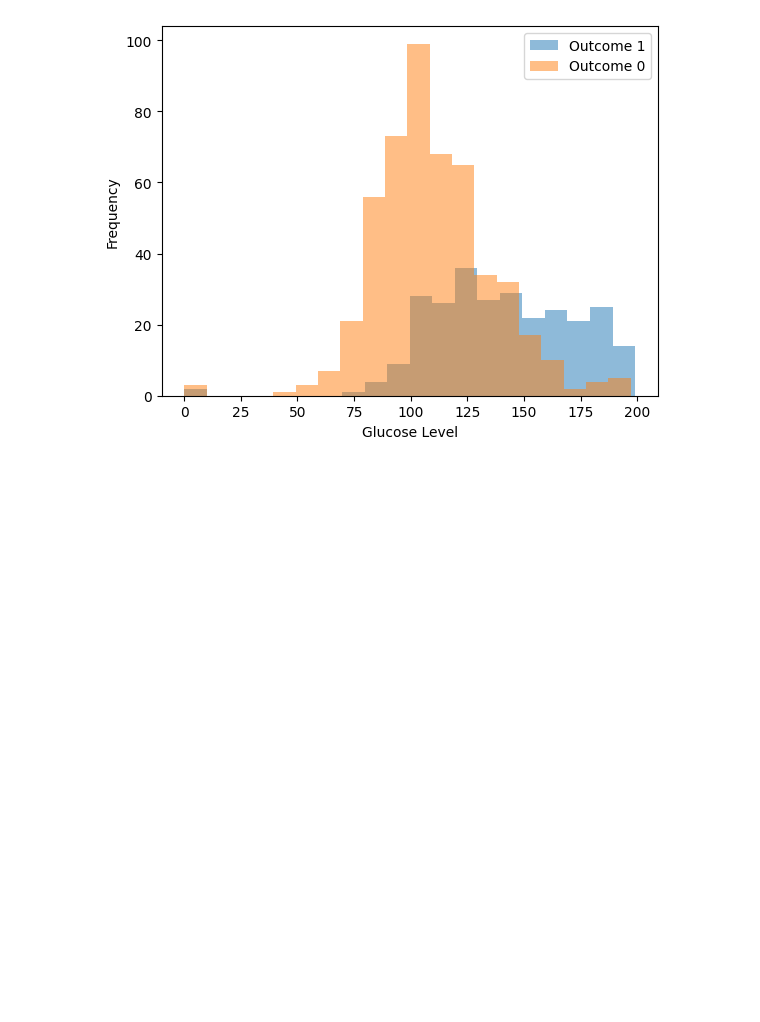
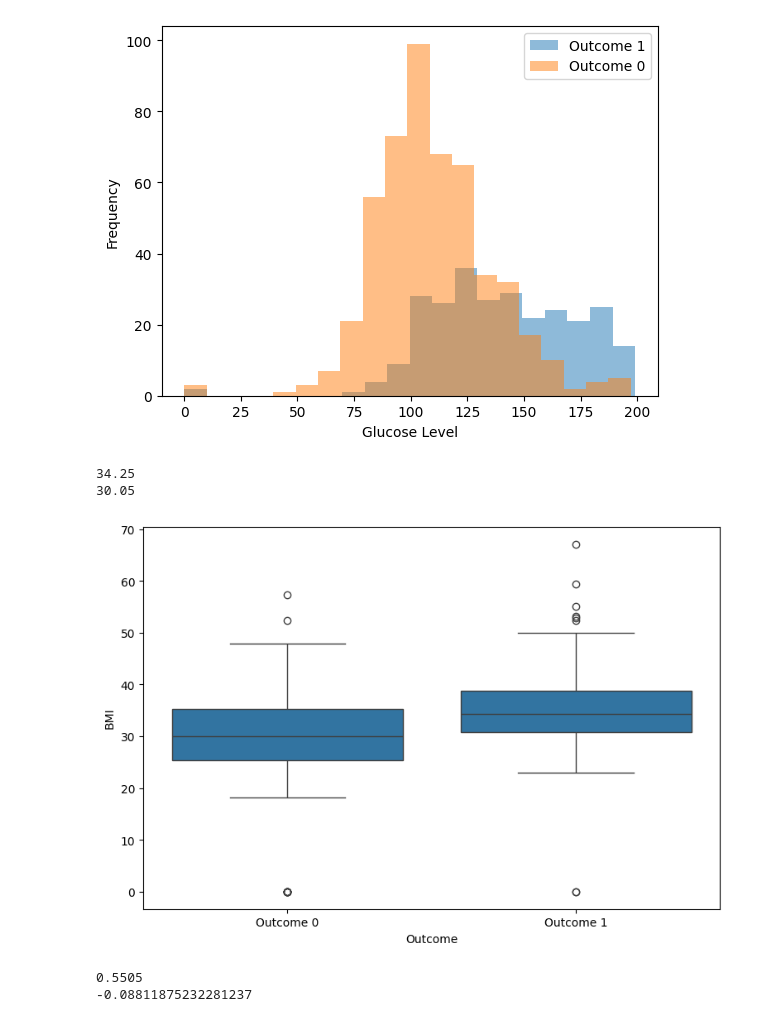
Before and after one commit to houin679/CSMODELPROJECT, a Jupyter notebook: nb1.ipynb, the cells around one changed output. Saved outputs shown, nothing was run; the diff lists cells and outputs as text; code cells hidden in the pictures; blank space fills up the shorter version.

```diff
--- a/nb1.ipynb
+++ b/nb1.ipynb
@@ -120,3 +120,33 @@ plt.legend()
 plt.show()
 # %% [output]
 [figure]
+# %%
+# BMI RELATIONSHIP WITH DIABETES
+median_bmi_outcome_1 = df[df['Outcome'] == 1]['BMI'].median()
+median_bmi_outcome_0 = df[df['Outcome'] == 0]['BMI'].median()
+
+print(median_bmi_outcome_1)
+print(median_bmi_outcome_0)
+# %% [output]
+34.25
+30.05
+# %%
+plt.figure(figsize=(9, 6))
+sns.boxplot(x='Outcome', y='BMI', data=df)
+plt.ylabel('BMI')
+plt.xticks([0, 1], ['Outcome 0', 'Outcome 1'])
+plt.show()
+# %% [output]
+[figure, added]
+# %%
+# How does the diabetes pedigree function vary among individuals with diabetes and is there a correlation
+#between this function and age?
+mean_pedigree_function_outcome_1 = df[df['Outcome'] == 1]['DiabetesPedigreeFunction'].mean()
+correlation_age_pedigree_function_outcome_1 = df[df['Outcome'] == 1]['Age'].corr(df[df['Outcome'] == 1]['DiabetesPedigreeFunction'])
+
+
+print(mean_pedigree_function_outcome_1)
+print(correlation_age_pedigree_function_outcome_1)
+# %% [output]
+0.5505
+-0.08811875232281237
```
Also changed, not shown: parts of 3 cells of this notebook.
